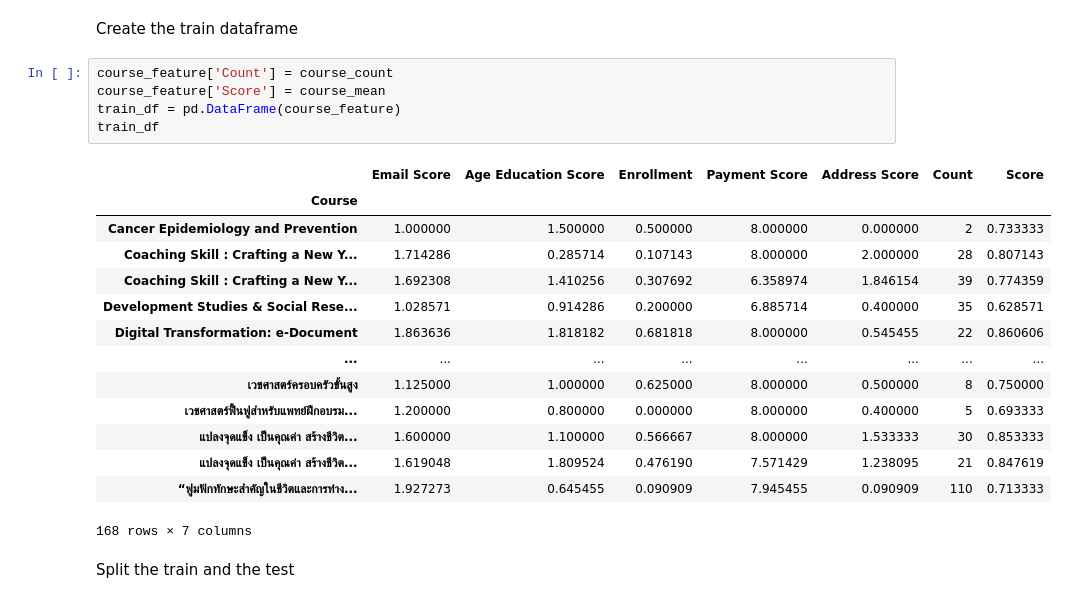
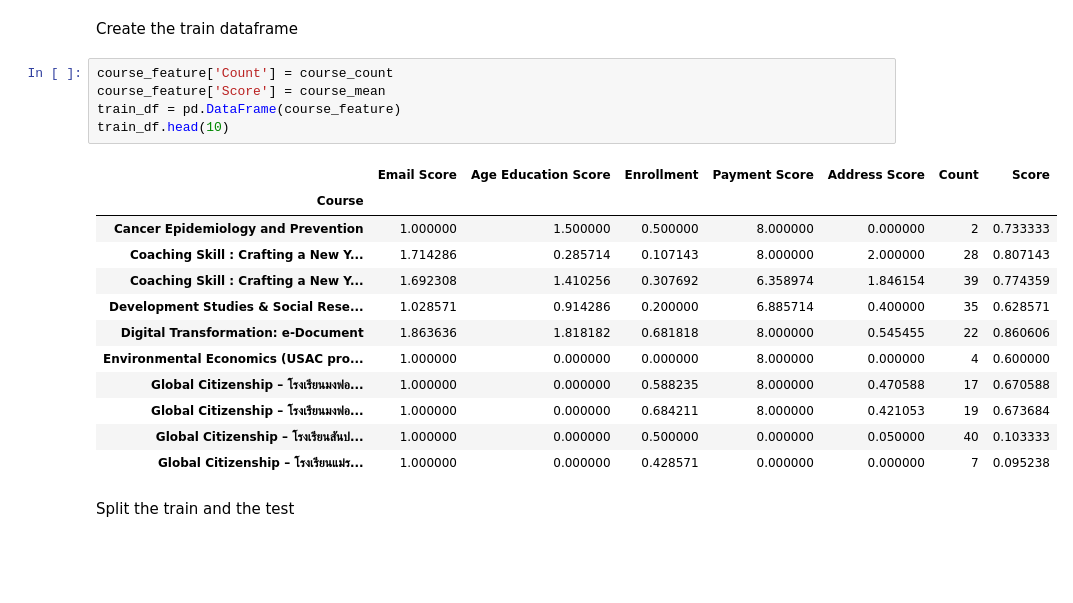
Before and after one commit to startg2545/recommendation-system, a Jupyter notebook: knn.ipynb, the cells around one changed output. Saved outputs shown, nothing was run; the diff lists cells and outputs as text; blank space fills up the shorter version.

```diff
--- a/knn.ipynb
+++ b/knn.ipynb
@@ -531,23 +531,21 @@ Create the train dataframe
 # %%
 course_feature['Count'] = course_count
 course_feature['Score'] = course_mean
 train_df = pd.DataFrame(course_feature)
-train_df
+train_df.head(10)
 # %% [output]
 |  | Email Score | Age Education Score | Enrollment | Payment Score | Address Score | Count | Score |
 | Course |  |  |  |  |  |  |  |
 | Cancer Epidemiology and Prevention | 1.000000 | 1.500000 | 0.500000 | 8.000000 | 0.000000 | 2 | 0.733333 |
 | Coaching Skill : Crafting a New Y... | 1.714286 | 0.285714 | 0.107143 | 8.000000 | 2.000000 | 28 | 0.807143 |
 | Coaching Skill : Crafting a New Y... | 1.692308 | 1.410256 | 0.307692 | 6.358974 | 1.846154 | 39 | 0.774359 |
 | Development Studies & Social Rese... | 1.028571 | 0.914286 | 0.200000 | 6.885714 | 0.400000 | 35 | 0.628571 |
 | Digital Transformation: e-Document | 1.863636 | 1.818182 | 0.681818 | 8.000000 | 0.545455 | 22 | 0.860606 |
-| ... | ... | ... | ... | ... | ... | ... | ... |
-| เวชศาสตร์ครอบครัวขั้นสูง | 1.125000 | 1.000000 | 0.625000 | 8.000000 | 0.500000 | 8 | 0.750000 |
-| เวชศาสตร์ฟื้นฟูสำหรับแพทย์ฝึกอบรม... | 1.200000 | 0.800000 | 0.000000 | 8.000000 | 0.400000 | 5 | 0.693333 |
-| แปลงจุดแข็ง เป็นคุณค่า สร้างชีวิต... | 1.600000 | 1.100000 | 0.566667 | 8.000000 | 1.533333 | 30 | 0.853333 |
-| แปลงจุดแข็ง เป็นคุณค่า สร้างชีวิต... | 1.619048 | 1.809524 | 0.476190 | 7.571429 | 1.238095 | 21 | 0.847619 |
-| “ฟูมฟักทักษะสำคัญในชีวิตและการทำง... | 1.927273 | 0.645455 | 0.090909 | 7.945455 | 0.090909 | 110 | 0.713333 |
+| Environmental Economics (USAC pro... | 1.000000 | 0.000000 | 0.000000 | 8.000000 | 0.000000 | 4 | 0.600000 |
+| Global Citizenship – โรงเรียนมงฟอ... | 1.000000 | 0.000000 | 0.588235 | 8.000000 | 0.470588 | 17 | 0.670588 |
+| Global Citizenship – โรงเรียนมงฟอ... | 1.000000 | 0.000000 | 0.684211 | 8.000000 | 0.421053 | 19 | 0.673684 |
+| Global Citizenship – โรงเรียนสันป... | 1.000000 | 0.000000 | 0.500000 | 0.000000 | 0.050000 | 40 | 0.103333 |
+| Global Citizenship – โรงเรียนแม่ร... | 1.000000 | 0.000000 | 0.428571 | 0.000000 | 0.000000 | 7 | 0.095238 |
-168 rows × 7 columns
 # %% [markdown]
 Split the train and the test
 # %%
```
Also changed, not shown: 1 other file.
